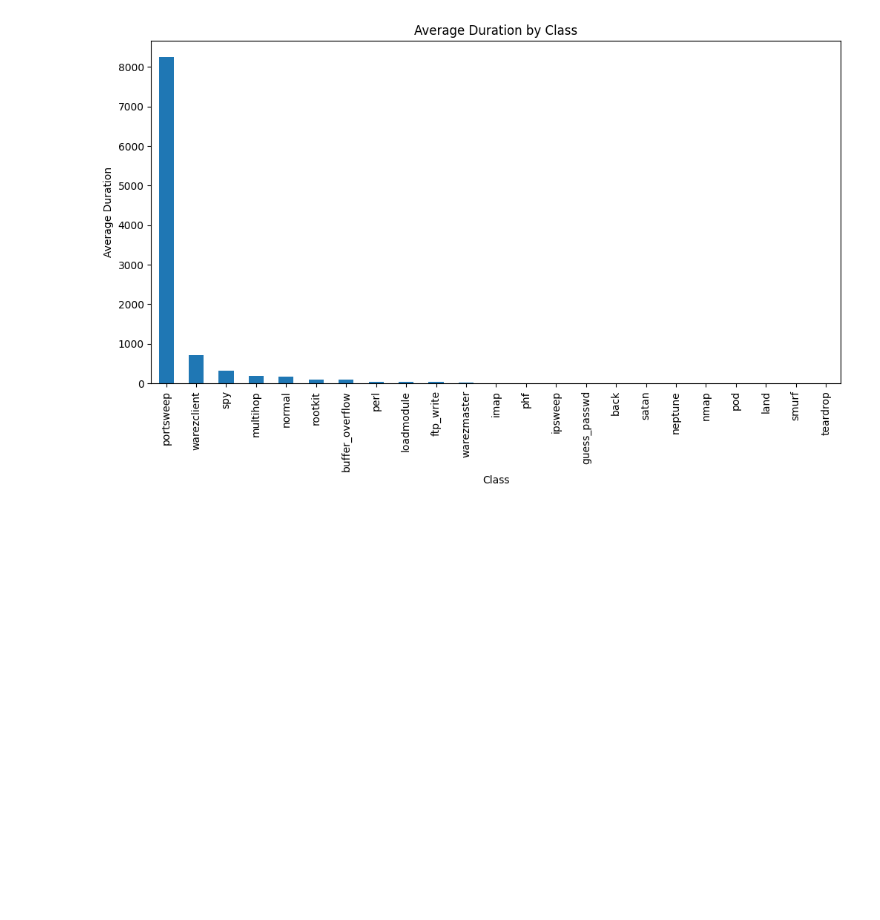
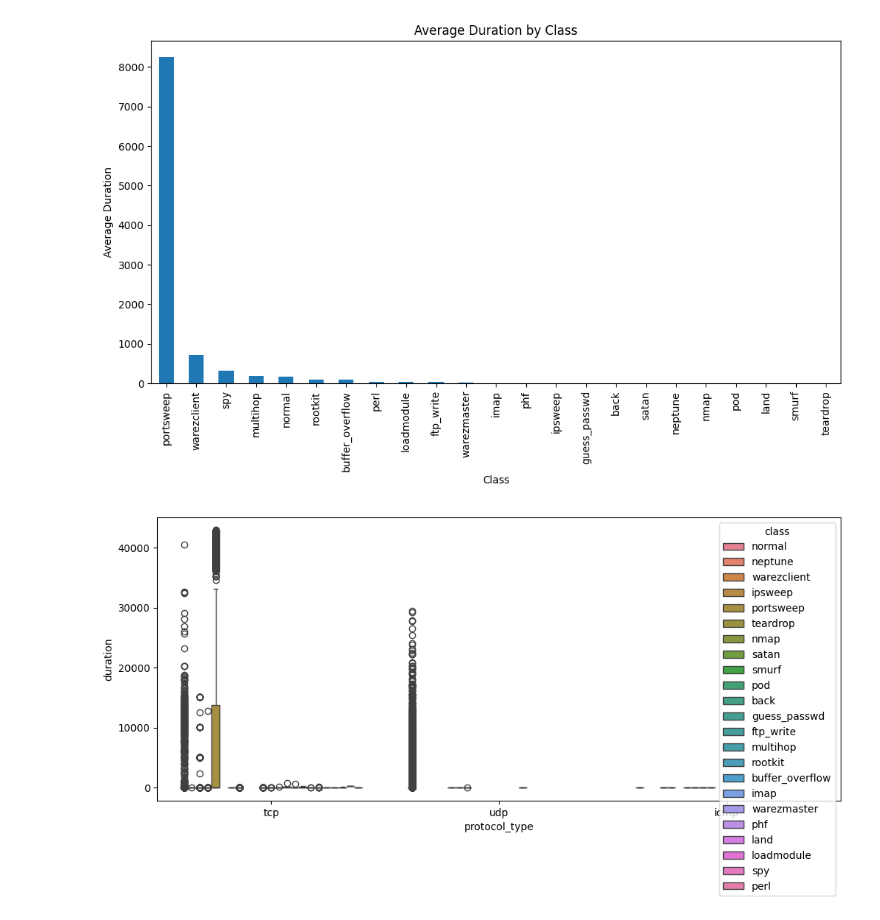
Before and after one commit to mailech/SentinelNet-AI-Powered-Network-Intrusion-Detection-System-, a Jupyter notebook: Download.ipynb, the cells around one changed output. Cells and saved outputs as stored; diff of their text form; code cells hidden in the pictures; blank space fills up the shorter version.

```diff
--- a/Download.ipynb
+++ b/Download.ipynb
@@ -541,3 +542,9 @@ plt.title('Average Duration by Class')
 plt.show()
 # %% [output]
 [figure]
+# %%
+plt.figure(figsize=(12,5))
+sns.boxplot(x= 'protocol_type',y = 'duration',data = df,hue='class')
+plt.show()
+# %% [output]
+[figure, added]
```
Also changed, not shown: parts of 1 cell of this notebook.
